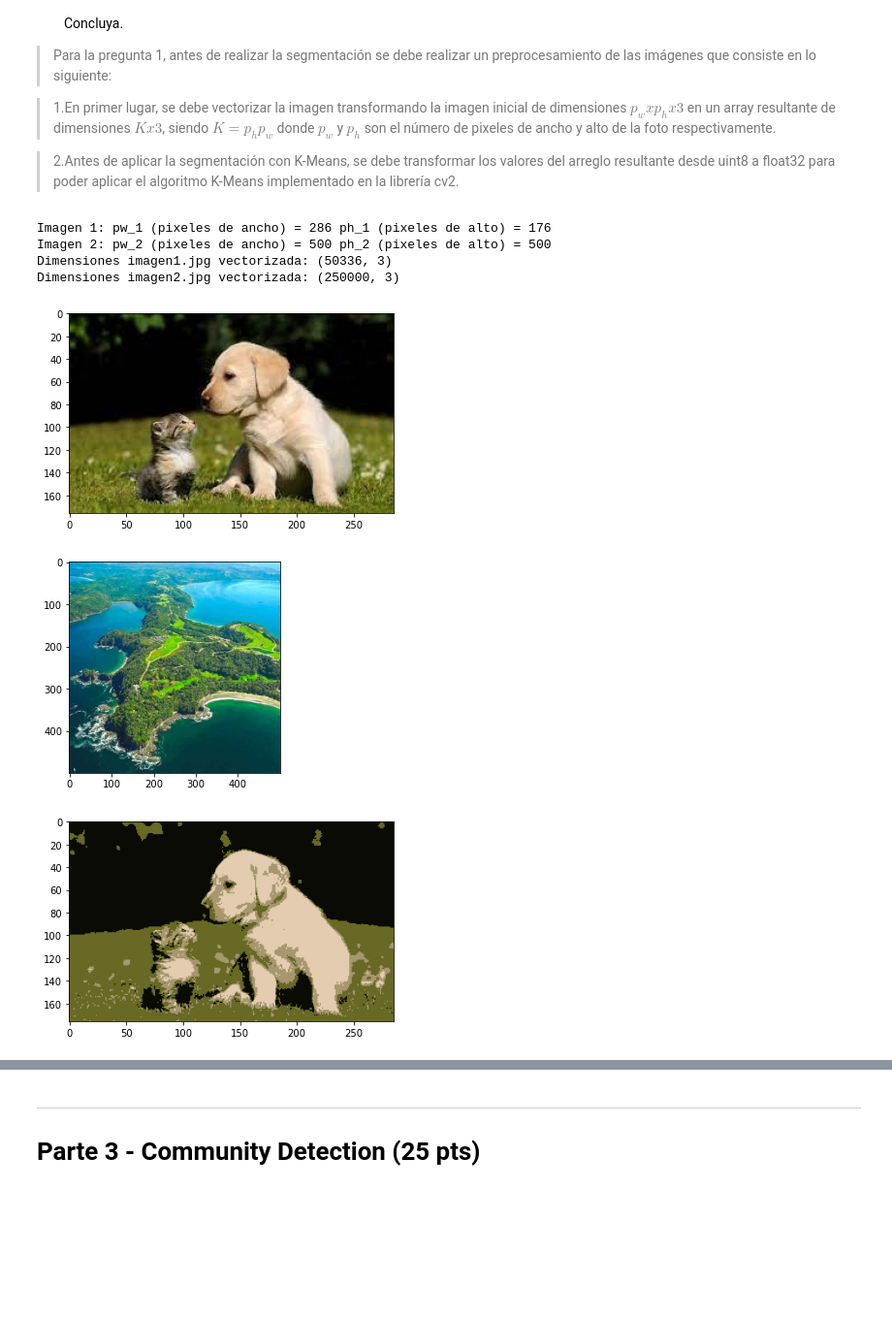
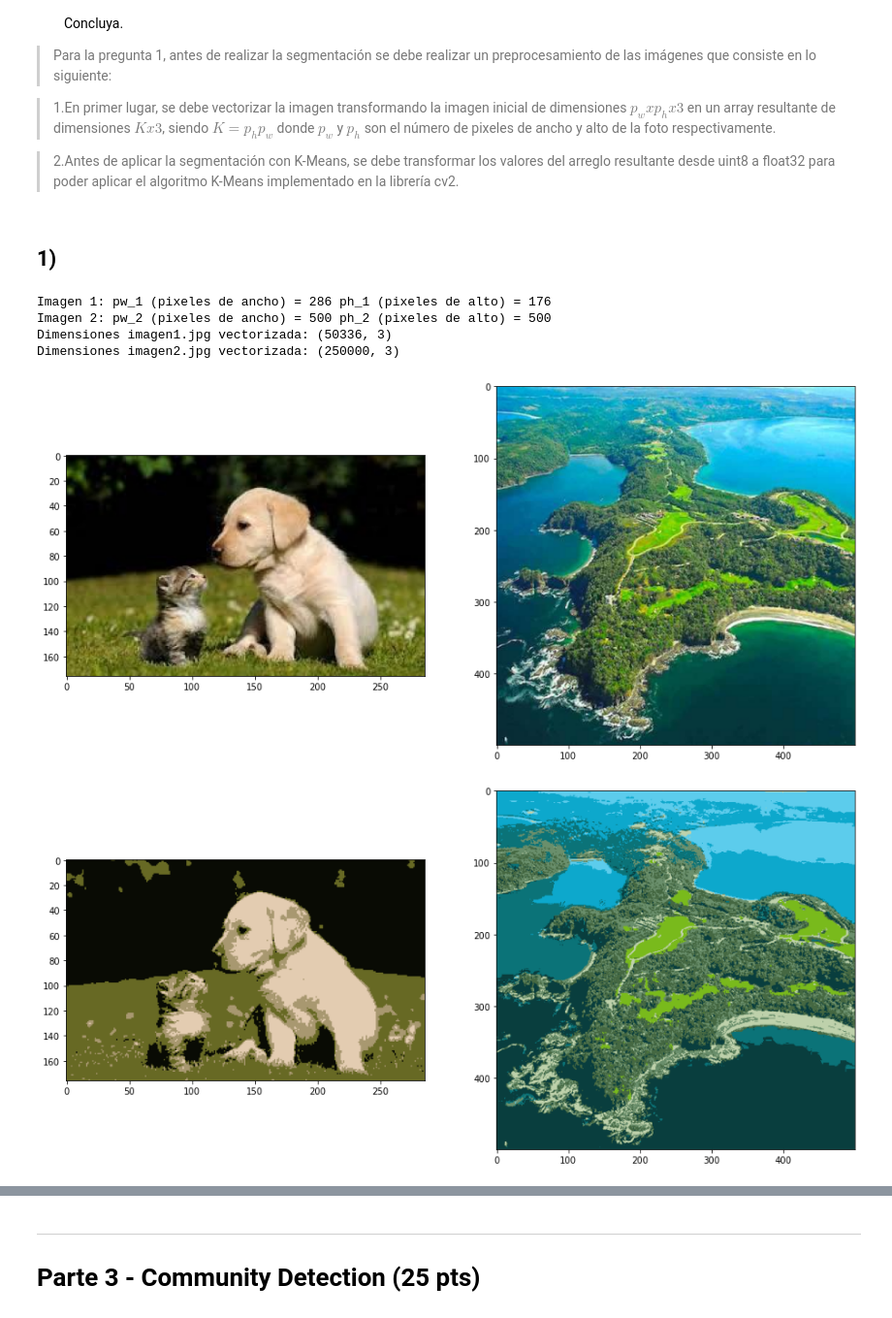
Before and after one commit to luciofondon98/Reconocimiento-de-Patrones-2021-1, a Jupyter notebook: Tarea 1/Tarea 1 - INF 479 .ipynb, the cells around one changed output, grey strips where cells are left out. Shown at 97% size. Cells and saved outputs as stored; diff of their text form; code cells hidden in the pictures; blank space fills up the shorter version.

```diff
--- a/Tarea 1/Tarea 1 - INF 479 .ipynb
+++ b/Tarea 1/Tarea 1 - INF 479 .ipynb
@@ -432,6 +448,8 @@ La segmentación de imágenes se utiliza principalmente para detectar objetos o
 > 1.En primer lugar, se debe vectorizar la imagen transformando la imagen inicial de dimensiones $p_{w}xp_{h}x3$ en  un array resultante de dimensiones $Kx3$, siendo $K= p_{h}p_{w}$ donde $p_w$ y $p_h$ son el número de pixeles de ancho y alto de la foto respectivamente.
 
 > 2.Antes de aplicar la segmentación con K-Means, se debe transformar los valores del arreglo resultante desde uint8 a float32 para poder aplicar el algoritmo K-Means implementado en la librería cv2.
+# %% [markdown]
+## 1)
 # %%
 #Preprocesamiento de las imágenes
 import cv2
@@ -459,27 +477,49 @@ Imagen 2: pw_2 (pixeles de ancho) = 500 ph_2 (pixeles de alto) = 500
 Dimensiones imagen1.jpg vectorizada: (50336, 3)
 Dimensiones imagen2.jpg vectorizada: (250000, 3)
 # %%
+plt.figure(figsize=(16,12))
+
+plt.subplot(1, 2, 1)
 plt.imshow(im1)
+
+plt.subplot(1, 2, 2)
+plt.imshow(im2)
+
 plt.show()
-
-plt.imshow(im2)
-plt.show()
 # %% [output]
-[figure, old version]
+[figure, new version]
-[figure, removed]
 # %%
-#Imagen perro y gato
+#---------------------Imagen perro y gato-------------------------------#
 criteria = (cv2.TERM_CRITERIA_EPS + cv2.TERM_CRITERIA_MAX_ITER, 100, 0.2)
 k = 4
 _, labels, (centers) = cv2.kmeans(im1_vectorized, k, None, criteria, 10, cv2.KMEANS_RANDOM_CENTERS)
 centers = np.uint8(centers)
 
+labels = labels.flatten()
+
+segmented_image_1 = centers[labels.flatten()]
+segmented_image_1 = segmented_image_1.reshape(im1.shape)
+
+#---------------------Imagen isla---------------------------------------#
+criteria = (cv2.TERM_CRITERIA_EPS + cv2.TERM_CRITERIA_MAX_ITER, 100, 0.2)
+k = 8
+_, labels, (centers) = cv2.kmeans(im2_vectorized, k, None, criteria, 10, cv2.KMEANS_RANDOM_CENTERS)
+centers = np.uint8(centers)
 
 labels = labels.flatten()
+segmented_image_2 = centers[labels.flatten()]
+segmented_image_2 = segmented_image_2.reshape(im2.shape)
 
-segmented_image = centers[labels.flatten()]
-segmented_image = segmented_image.reshape(im1.shape)
-plt.imshow(segmented_image)
+
+#---------Ploteamos las imagénes ya segmentadas con k-means--------------#
+plt.figure(figsize=(16,12))
+
+plt.subplot(1, 2, 1)
+plt.imshow(segmented_image_1)
+
+plt.subplot(1, 2, 2)
+plt.imshow(segmented_image_2)
+
 plt.show()
 # %% [output]
-[figure, old version]
+[figure, new version]
```
Also changed, not shown: parts of 13 cells of this notebook, 1 other file.
